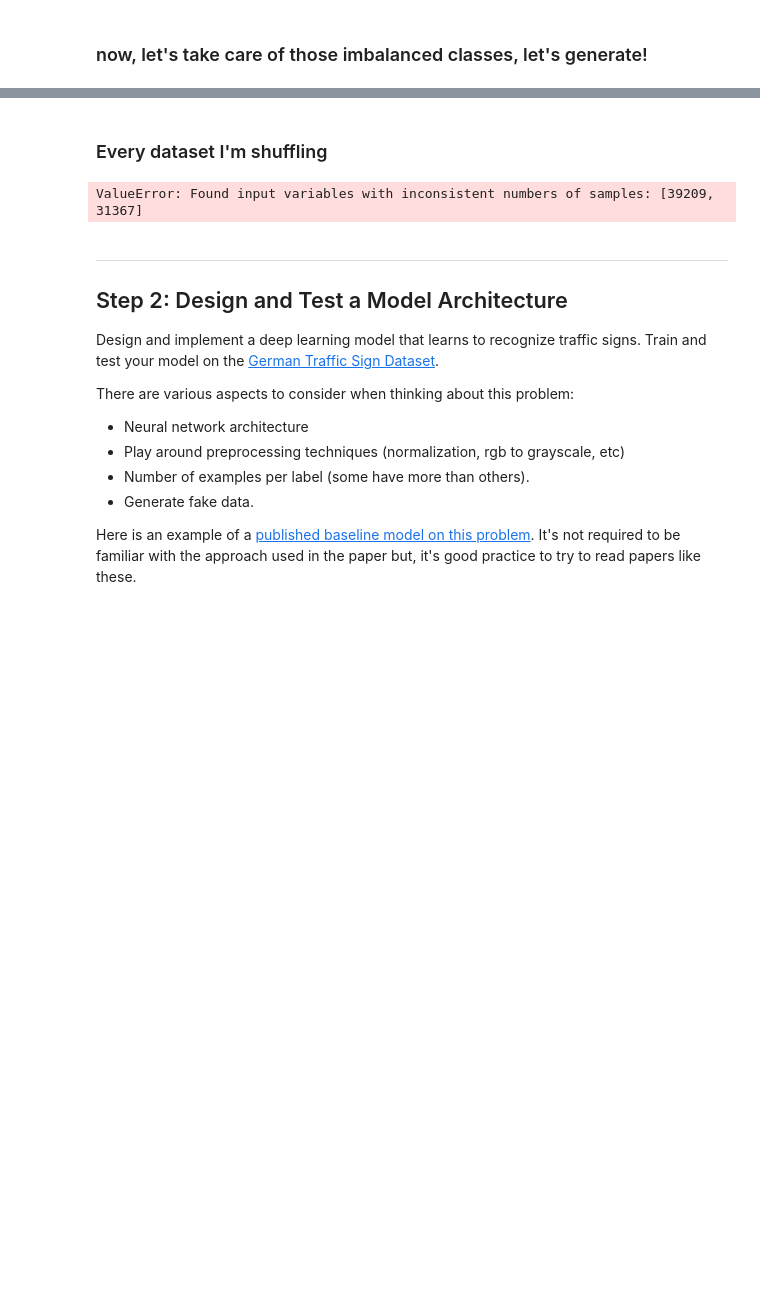
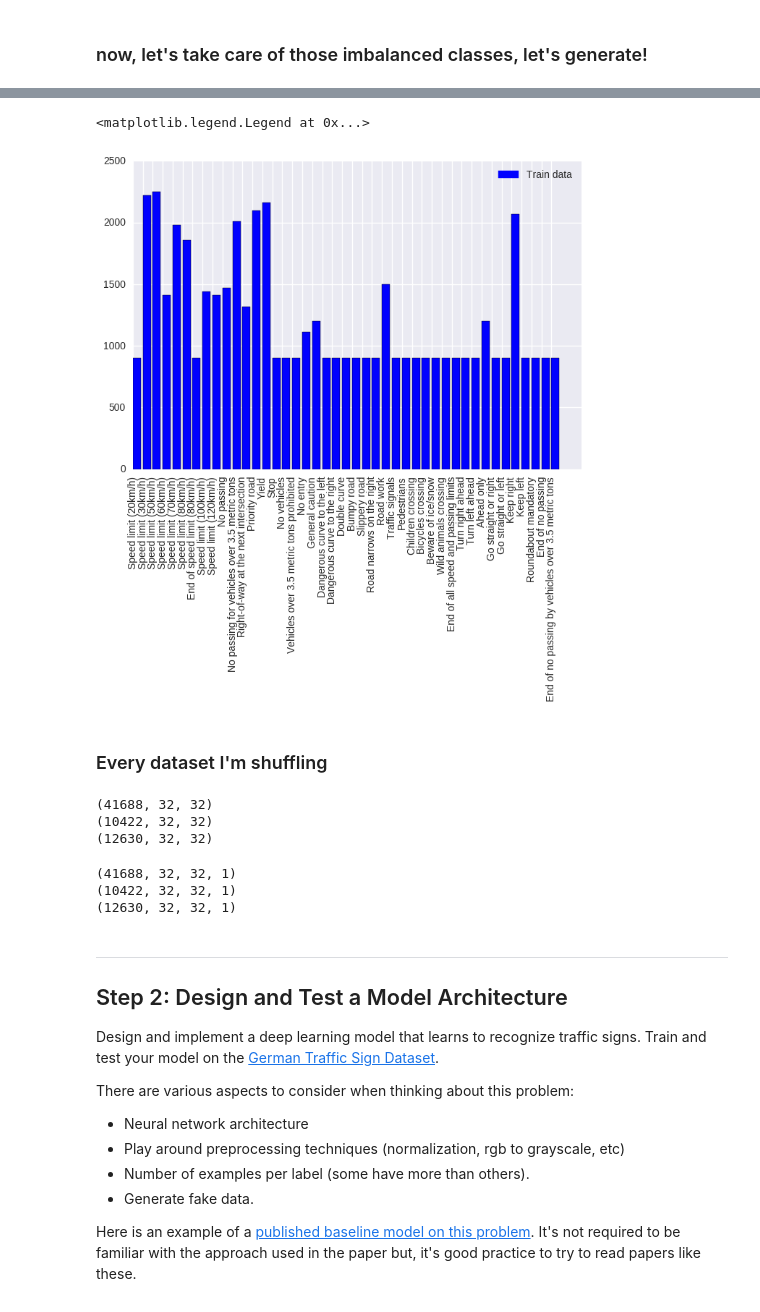
Before and after one commit to kangaroooh/CarND-Traffic-Sign-Classifier-Project, a Jupyter notebook: Traffic_Sign_Classifier.ipynb, the cells around one changed output, grey strips where cells are left out. Cells and saved outputs as stored; diff of their text form; code cells hidden in the pictures; blank space fills up the shorter version.

```diff
--- a/Traffic_Sign_Classifier.ipynb
+++ b/Traffic_Sign_Classifier.ipynb
@@ -270,0 +271,16 @@ for i in range(5):
+# %%
+# This chunk of code on how to append result to the original one I got the idea from Jeremy Shannon's code
+# https://github.com/jeremy-shannon/CarND-Traffic-Sign-Classifier-Project/blob/master/Traffic_Sign_Classifier.ipynb
+class_sample_thres = 900
+for _class in tqdm(need_gen):
+    populations = np.where(y_train == _class)[0]
+    nb_samples = len(populations)
+    if nb_samples < class_sample_thres:
+        for i in range(abs(nb_samples - class_sample_thres)):
+            # get one from the dataset
+            gen_img = X_train_normalized[populations[i % nb_samples]]
+            # augment it
+            gen_img = warp(rotate(gen_img, angle=np.random.uniform(-15,15)), random_shift)
+            # append it to X,Y
+            X_train_normalized = np.concatenate((X_train_normalized, [gen_img]), axis=0)
+            y_train = np.concatenate((y_train, [_class]), axis=0)
@@ -271,3 +291,13 @@ for i in range(5):
+# %%
+c = Counter(y_train)
+
+plt.bar(list(c.keys()),list(c.values()), color='blue')
+blue_patch = mpatches.Patch(color='blue', label='Train data')
+plt.xticks(list(c.keys()), sign_lookup['SignName'],rotation='90')
+plt.legend(handles=[blue_patch])
+# %% [output]
+<matplotlib.legend.Legend at 0x...>
+[figure, added]
 # %% [markdown]
 ### Every dataset I'm shuffling
 # %%
@@ -279,13 +309,24 @@ sss = StratifiedShuffleSplit(test_size=0.2)
 for train_index, test_index in sss.split(X_train_normalized, y_train_temp):
     X_train, X_validation = X_train_normalized[train_index], X_train_normalized[test_index]
     y_train, y_validation = y_train_temp[train_index], y_train_temp[test_index]
-
-X_test = X_test_normalized
-print(X_train.shape)
-print(X_validation.shape)
-print(X_test.shape)
 # %% [output]
-ValueError: Found input variables with inconsistent numbers of samples: [39209, 31367]
+(41688, 32, 32)
+(10422, 32, 32)
+(12630, 32, 32)
+# %%
+X_test = X_test_normalized
+
+X_train = np.reshape(X_train,[41688,32,32,1])
+X_validation = np.reshape(X_validation,[10422,32,32,1])
+X_test = np.reshape(X_test_normalized,[12630,32,32,1])
+
+print(X_train.shape)
+print(X_validation.shape)
+print(X_test.shape)
+# %% [output]
+(41688, 32, 32, 1)
+(10422, 32, 32, 1)
+(12630, 32, 32, 1)
 # %% [markdown]
 ----
 
```
Also changed, not shown: parts of 37 cells of this notebook.
